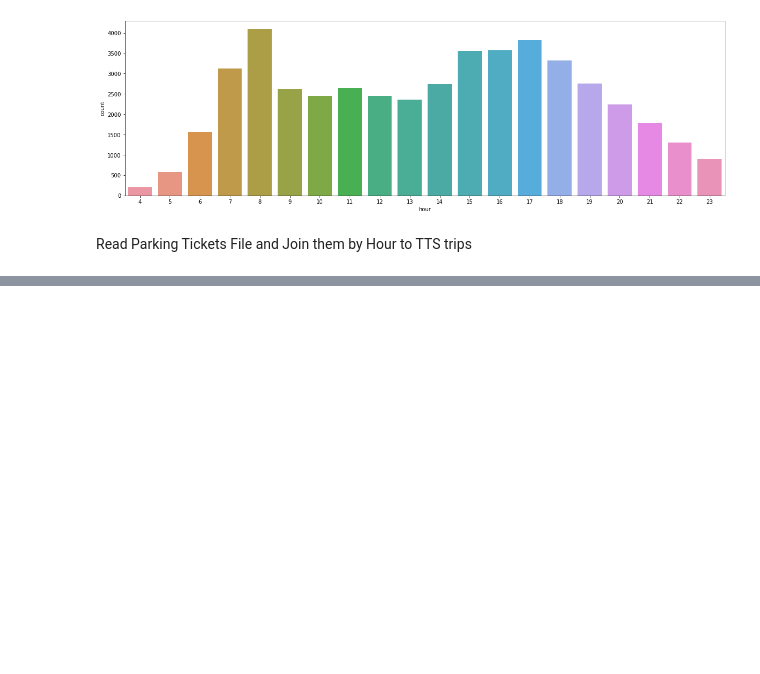
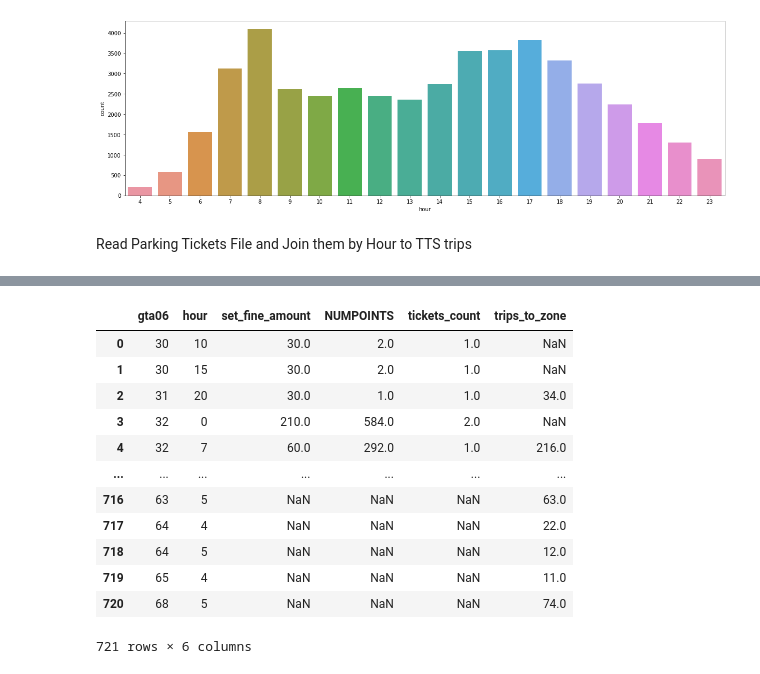
Before and after one commit to stefyperezg/Work-term-report-parking, a Jupyter notebook: TTS_trips.ipynb, the cells around one changed output, grey strips where cells are left out. Saved outputs shown, nothing was run; the diff lists cells and outputs as text; code cells hidden in the pictures; blank space fills up the shorter version.

```diff
--- a/TTS_trips.ipynb
+++ b/TTS_trips.ipynb
@@ -196,0 +233,20 @@ hourly_tickets.drop(['Rcode','Prescode','date_of_infraction','infraction_code'])
+# %%
+counts_by_time_and_zone = counts_by_time_and_zone[counts_by_time_and_zone['gta06'].apply(lambda x: x in zones_of_interest)]
+# %%
+merged_TTS_tickets = pd.merge(hourly_tickets,counts_by_time_and_zone,how='outer', on=['gta06','hour']).drop(['minutes','dummy','start_time','gta06_dest'],axis=1)
+# %%
+merged_TTS_tickets
+# %% [output]
+|  | gta06 | hour | set_fine_amount | NUMPOINTS | tickets_count | trips_to_zone |
+| 0 | 30 | 10 | 30.0 | 2.0 | 1.0 | NaN |
+| 1 | 30 | 15 | 30.0 | 2.0 | 1.0 | NaN |
+| 2 | 31 | 20 | 30.0 | 1.0 | 1.0 | 34.0 |
+| 3 | 32 | 0 | 210.0 | 584.0 | 2.0 | NaN |
+| 4 | 32 | 7 | 60.0 | 292.0 | 1.0 | 216.0 |
+| ... | ... | ... | ... | ... | ... | ... |
+| 716 | 63 | 5 | NaN | NaN | NaN | 63.0 |
+| 717 | 64 | 4 | NaN | NaN | NaN | 22.0 |
+| 718 | 64 | 5 | NaN | NaN | NaN | 12.0 |
+| 719 | 65 | 4 | NaN | NaN | NaN | 11.0 |
+| 720 | 68 | 5 | NaN | NaN | NaN | 74.0 |
+721 rows × 6 columns
```
Also changed, not shown: parts of 13 cells of this notebook.
